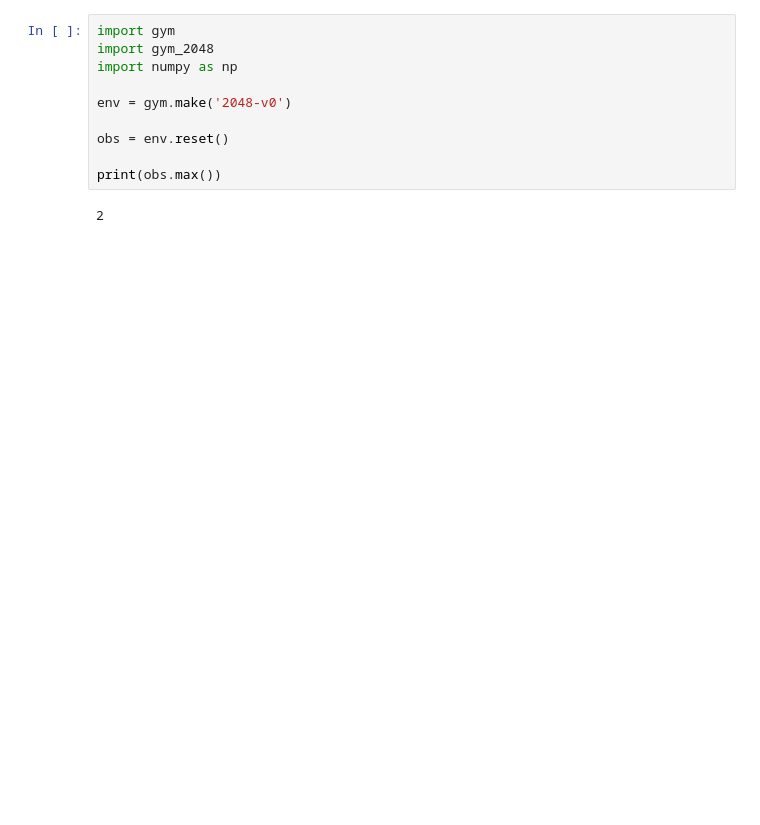
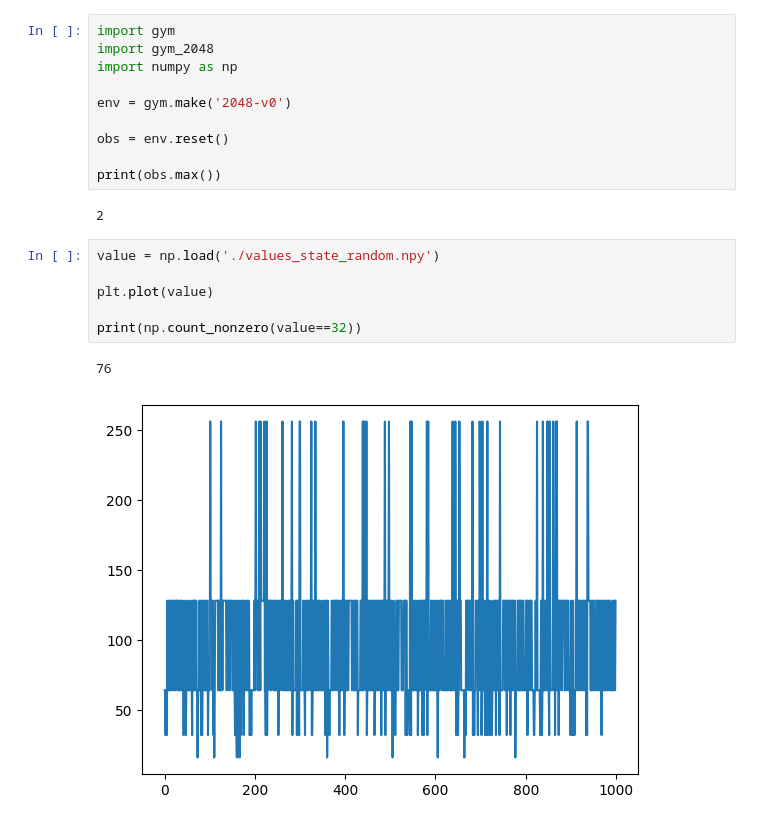
Before and after one commit to CelsoTC/Project4_Team4, a Jupyter notebook: plots.ipynb, the cells around one changed output. Drawn from its saved outputs; the diff is of its cells as text; blank space fills up the shorter version.

```diff
--- a/plots.ipynb
+++ b/plots.ipynb
@@ -32,3 +32,12 @@ obs = env.reset()
 print(obs.max())
 # %% [output]
 2
+# %%
+value = np.load('./values_state_random.npy')
+
+plt.plot(value)
+
+print(np.count_nonzero(value==32))
+# %% [output]
+76
+[figure, added]
```
Also changed, not shown: parts of 1 cell of this notebook, 4 other files.
